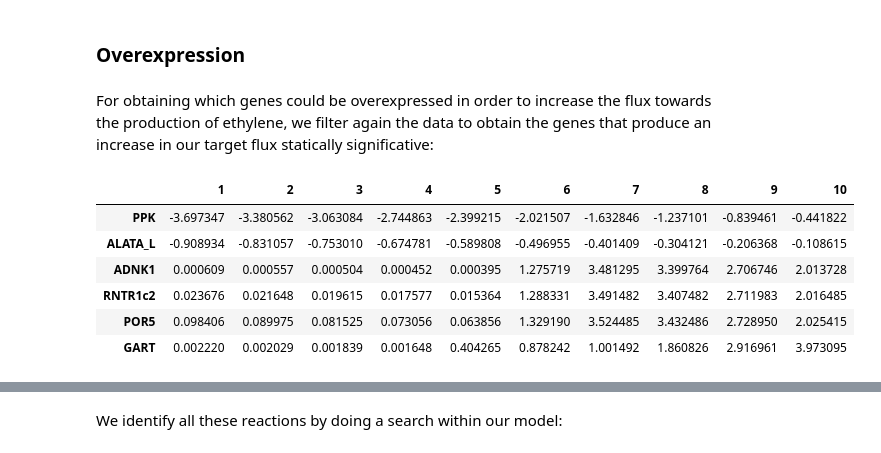
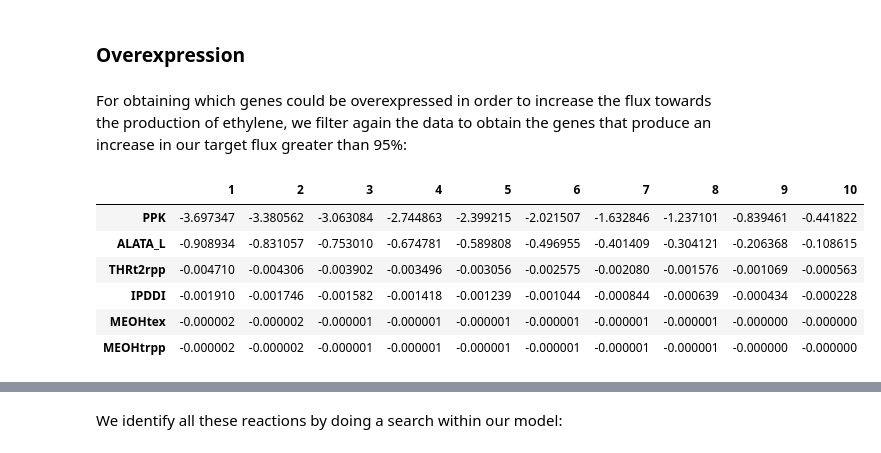
Before and after one commit to 27410/group-assingment-group-2, a Jupyter notebook: analysis/Gene_prediction_targets.ipynb, the cells around one changed output, grey strips where cells are left out. Cells and saved outputs as stored; diff of their text form; code cells hidden in the pictures.

Commit message:
Gene prediction corrected

```diff
--- a/analysis/Gene_prediction_targets.ipynb
+++ b/analysis/Gene_prediction_targets.ipynb
@@ -85,8 +127,10 @@ For obtaining which genes could be downregulated in order to increase the flux t
 # %%
 down = []
 for row in range(len(df[1])):
-        if df[1][row]>df[10][row] and abs(df[1][row]-df[10][row])/abs(df[1][row])>1.8 and df[1][row]-df[10][row]>0.1:
-            down.append(df.index[row])
+    if df[1][row]==0.0:
+         continue
+    elif df[10][row]<df[1][row] and abs(df[1][row]-df[10][row])/abs(df[1][row])>1.95:
+        down.append(df.index[row])
 Reactions_down=df.T[down].T.sort_values(by=[10])
 Reactions_down
 # %% [output]
@@ -127,24 +171,24 @@ PUNP1 : Purine-nucleoside phosphorylase (Adenosine)
 # %% [markdown]
 ### Overexpression
 # %% [markdown]
-For obtaining which genes could be overexpressed in order to increase the flux towards the production of ethylene, we filter again the data to obtain the genes that produce an increase in our target flux statically significative:
+For obtaining which genes could be overexpressed in order to increase the flux towards the production of ethylene, we filter again the data to obtain the genes that produce an increase in our target flux greater than 95%:
 # %%
 up = []
 for row in range(len(df[1])):
         if df[1][row]==0.0:
             continue
-        elif df[1][row]<df[10][row] and abs(df[10][row]-df[1][row])/abs(df[10][row])>0.95 and df[10][row]-df[1][row]>0.1:
+        elif df[10][row]>df[1][row] and abs(df[10][row]-df[1][row])/abs(df[10][row])>1.95:
             up.append(df.index[row])
 Reactions_up=df.T[up].T.sort_values(by=[10])
 Reactions_up
 # %% [output]
 |  | 1 | 2 | 3 | 4 | 5 | 6 | 7 | 8 | 9 | 10 |
 | PPK | -3.697347 | -3.380562 | -3.063084 | -2.744863 | -2.399215 | -2.021507 | -1.632846 | -1.237101 | -0.839461 | -0.441822 |
 | ALATA_L | -0.908934 | -0.831057 | -0.753010 | -0.674781 | -0.589808 | -0.496955 | -0.401409 | -0.304121 | -0.206368 | -0.108615 |
-| ADNK1 | 0.000609 | 0.000557 | 0.000504 | 0.000452 | 0.000395 | 1.275719 | 3.481295 | 3.399764 | 2.706746 | 2.013728 |
-| RNTR1c2 | 0.023676 | 0.021648 | 0.019615 | 0.017577 | 0.015364 | 1.288331 | 3.491482 | 3.407482 | 2.711983 | 2.016485 |
-| POR5 | 0.098406 | 0.089975 | 0.081525 | 0.073056 | 0.063856 | 1.329190 | 3.524485 | 3.432486 | 2.728950 | 2.025415 |
-| GART | 0.002220 | 0.002029 | 0.001839 | 0.001648 | 0.404265 | 0.878242 | 1.001492 | 1.860826 | 2.916961 | 3.973095 |
+| THRt2rpp | -0.004710 | -0.004306 | -0.003902 | -0.003496 | -0.003056 | -0.002575 | -0.002080 | -0.001576 | -0.001069 | -0.000563 |
+| IPDDI | -0.001910 | -0.001746 | -0.001582 | -0.001418 | -0.001239 | -0.001044 | -0.000844 | -0.000639 | -0.000434 | -0.000228 |
+| MEOHtex | -0.000002 | -0.000002 | -0.000001 | -0.000001 | -0.000001 | -0.000001 | -0.000001 | -0.000001 | -0.000000 | -0.000000 |
+| MEOHtrpp | -0.000002 | -0.000002 | -0.000001 | -0.000001 | -0.000001 | -0.000001 | -0.000001 | -0.000001 | -0.000000 | -0.000000 |
 # %%
 fig = Reactions_up.T.plot(cmap="YlOrRd",figsize=(8, 8), grid =True, linewidth=3);
 fig.set_ylabel('Flux, mmol/gDW·h')
```
Also changed, not shown: parts of 11 cells of this notebook, 1 other file.
